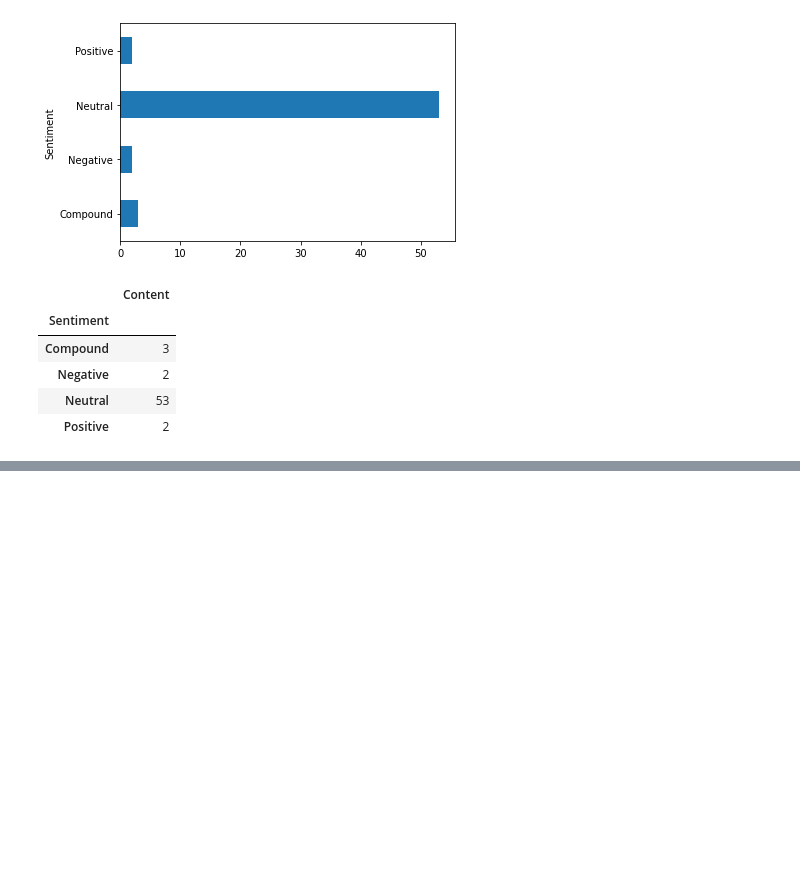
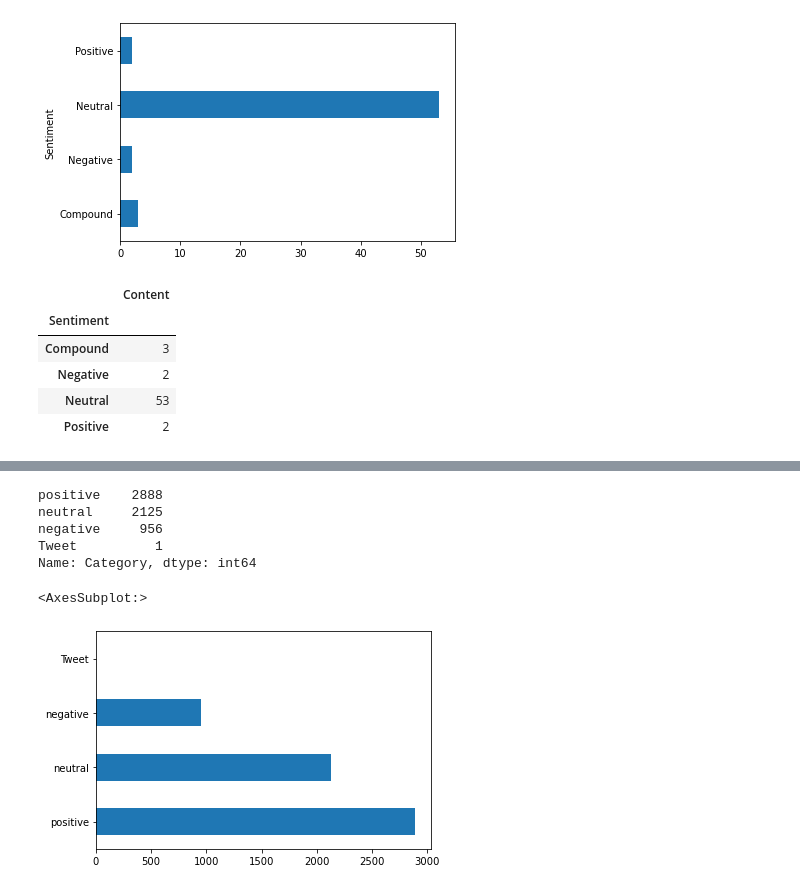
Before and after one commit to yazan9900/ds-projects, a Jupyter notebook: Tweet_NLP/TWEET.ipynb, the cells around one changed output, grey strips where cells are left out. Cells and saved outputs as stored; diff of their text form; code cells hidden in the pictures; blank space fills up the shorter version.

```diff
--- a/Tweet_NLP/TWEET.ipynb
+++ b/Tweet_NLP/TWEET.ipynb
@@ -184,0 +224,4 @@ tweets.groupby('Sentiment').count()
+# %%
+DF = pd.read_csv('train.csv')
+# %%
+DF.drop(columns='Id', inplace=True)
@@ -184,0 +244,13 @@ tweets.groupby('Sentiment').count()
+# %%
+DF['Category'].value_counts()
+# %% [output]
+positive    2888
+neutral     2125
+negative     956
+Tweet          1
+Name: Category, dtype: int64
+# %%
+DF['Category'].value_counts().plot(kind='barh')
+# %% [output]
+<AxesSubplot:>
+[figure, added]
```
Also changed, not shown: parts of 35 cells of this notebook, 2 other files.
